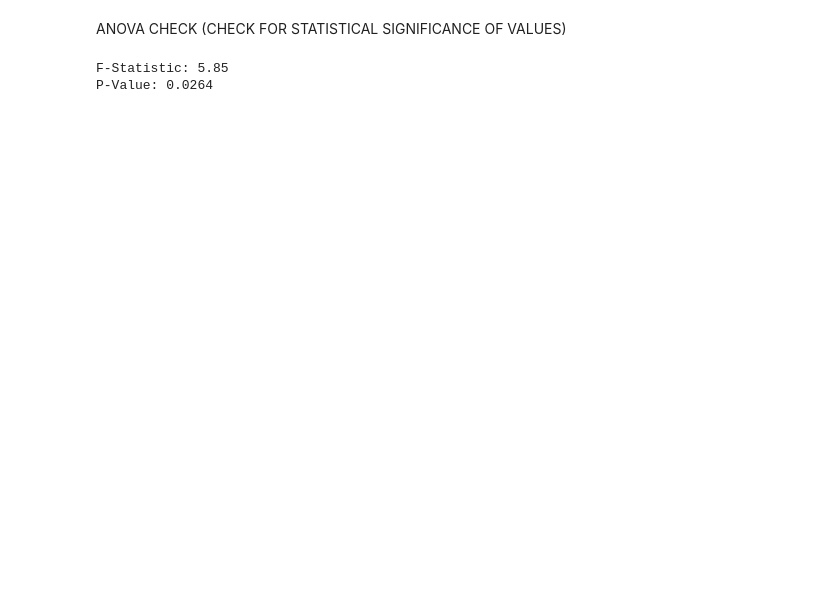
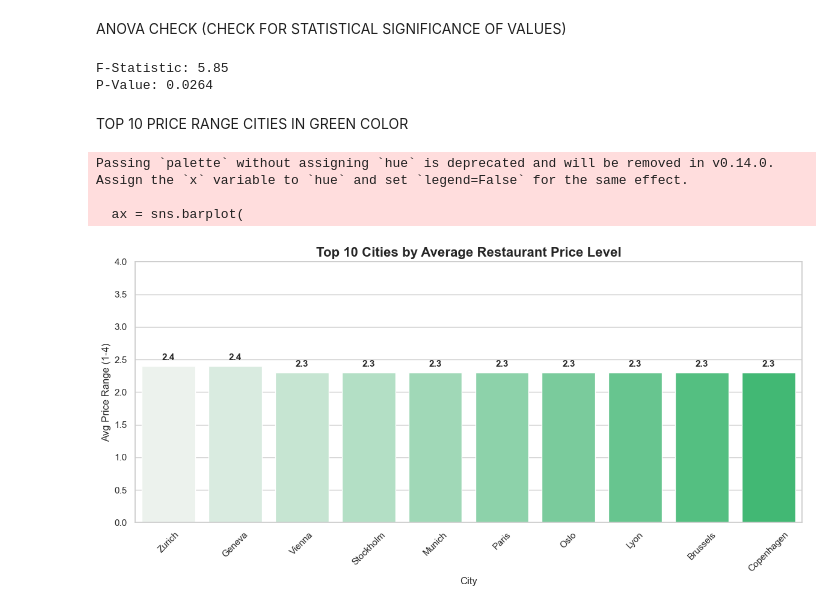
Before and after one commit to helenakrenzlin/city-destinations-sql-analysis, a Jupyter notebook: data-processing.ipynb, the cells around one changed output. Saved outputs shown, nothing was run; the diff lists cells and outputs as text; code cells hidden in the pictures; blank space fills up the shorter version.

```diff
--- a/data-processing.ipynb
+++ b/data-processing.ipynb
@@ -405,3 +523,58 @@ print(f"P-Value: {p_value:.4f}")
 # %% [output]
 F-Statistic: 5.85
 P-Value: 0.0264
+# %% [markdown]
+TOP 10 PRICE RANGE CITIES IN GREEN COLOR
+# %%
+
+# 1. Keep only relevant columns + top 10 cities
+top10 = price_level_df.sort_values(
+    by='avg_price_range',
+    ascending=False
+).head(10)
+
+# 2. Sort for display (descending cost/price logic if needed)
+top10 = top10.sort_values(by='avg_price_range', ascending=False)
+
+# 3. Create green gradient palette
+palette = sns.light_palette("#2ecc71", n_colors=len(top10), reverse=False)
+
+sns.set_theme(style="whitegrid")
+plt.figure(figsize=(12, 6))
+
+# 4. Barplot
+ax = sns.barplot(
+    data=top10,
+    x='city',
+    y='avg_price_range',
+    palette=palette
+)
+
+# 5. Add values on top
+for p in ax.patches:
+    ax.annotate(
+        format(p.get_height(), '.1f'),
+        (p.get_x() + p.get_width() / 2., p.get_height()),
+        ha='center',
+        va='bottom',
+        xytext=(0, 5),
+        textcoords='offset points',
+        fontsize=11,
+        fontweight='bold'
+    )
+
+# 6. Styling (presentation-ready)
+plt.title('Top 10 Cities by Average Restaurant Price Level', fontsize=16, weight='bold')
+plt.ylabel('Avg Price Range (1-4)')
+plt.xlabel('City')
+
+plt.xticks(rotation=45)
+plt.ylim(0, 4)
+
+plt.tight_layout()
+plt.show()
+# %% [output]
+Passing `palette` without assigning `hue` is deprecated and will be removed in v0.14.0. Assign the `x` variable to `hue` and set `legend=False` for the same effect.
+
+  ax = sns.barplot(
+[figure, added]
```
Also changed, not shown: parts of 15 cells of this notebook, 23 other files.
